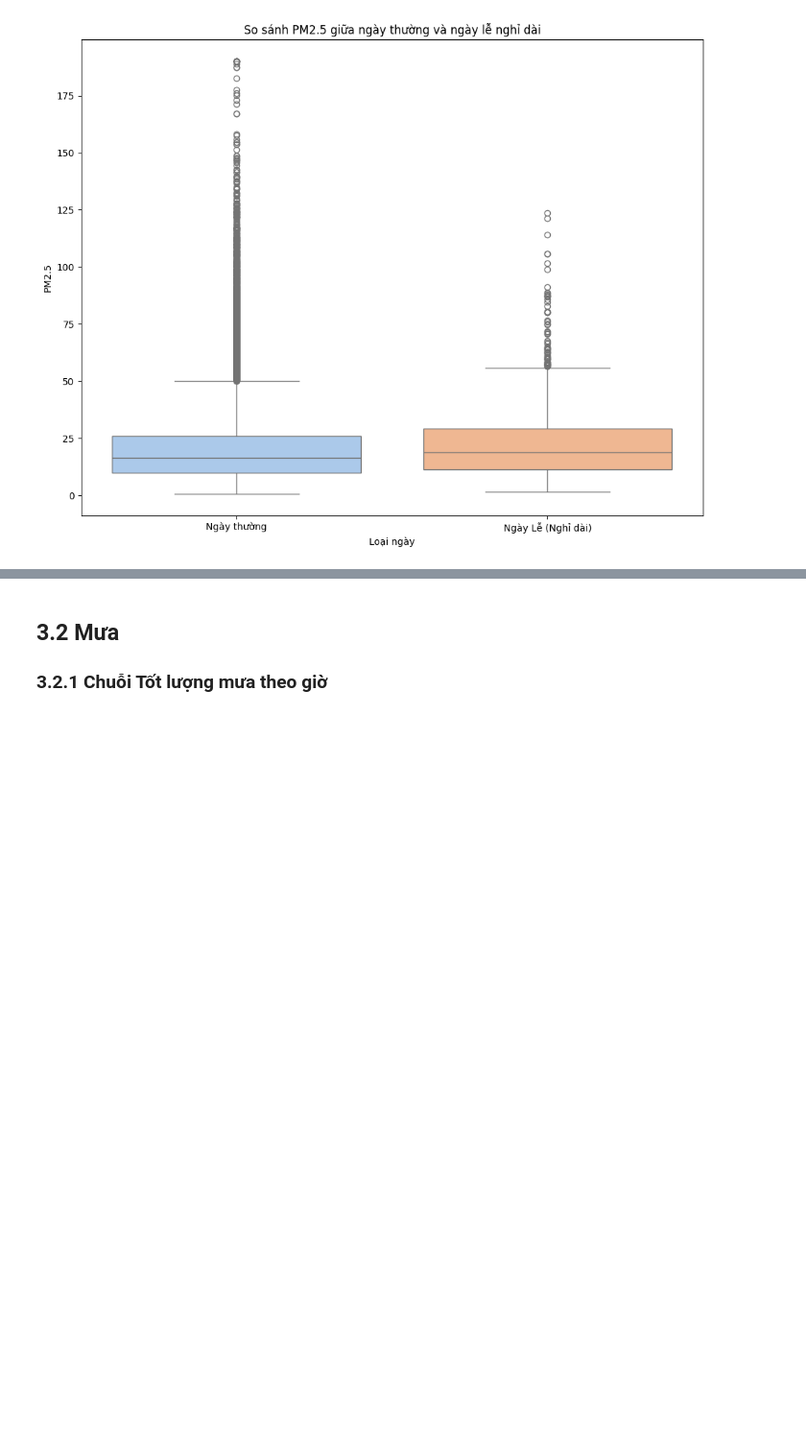
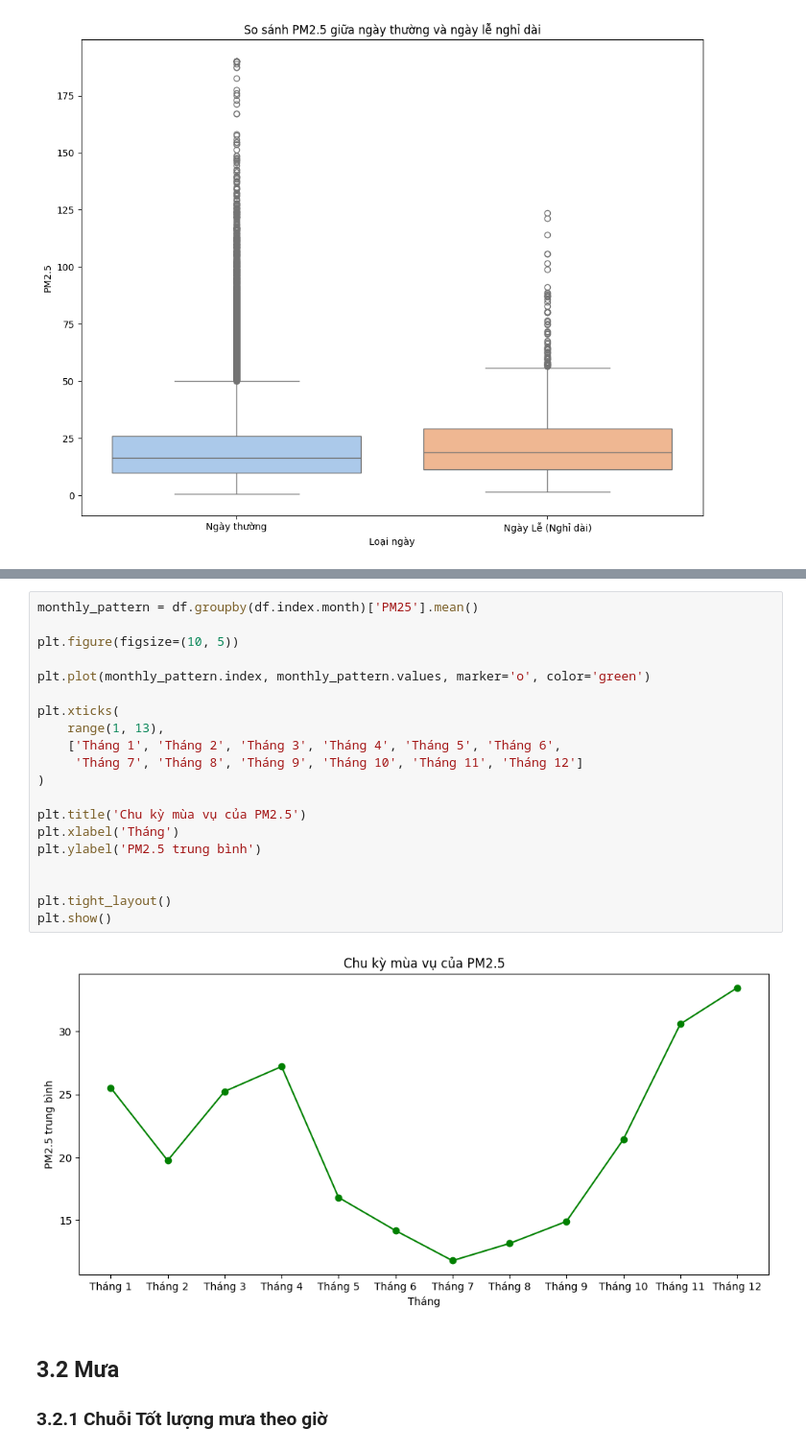
Before and after one commit to HoangHumg1210/hoankiem-air-quality-forecasting, a Jupyter notebook: notebooks/02_eda.ipynb, the cells around one changed output, grey strips where cells are left out. Shown at 96% size. Saved outputs shown, nothing was run; the diff lists cells and outputs as text; blank space fills up the shorter version.

```diff
--- a/notebooks/02_eda.ipynb
+++ b/notebooks/02_eda.ipynb
@@ -711,3 +717,25 @@ plt.show()
+# %%
+monthly_pattern = df.groupby(df.index.month)['PM25'].mean()
+
+plt.figure(figsize=(10, 5))
+
+plt.plot(monthly_pattern.index, monthly_pattern.values, marker='o', color='green')
+
+plt.xticks(
+    range(1, 13),
+    ['Tháng 1', 'Tháng 2', 'Tháng 3', 'Tháng 4', 'Tháng 5', 'Tháng 6',
+     'Tháng 7', 'Tháng 8', 'Tháng 9', 'Tháng 10', 'Tháng 11', 'Tháng 12']
+)
+
+plt.title('Chu kỳ mùa vụ của PM2.5')
+plt.xlabel('Tháng')
+plt.ylabel('PM2.5 trung bình')
+
+
+plt.tight_layout()
+plt.show()
+# %% [output]
+[figure, added]
 # %% [markdown]
 ## 3.2 Mưa
 ### 3.2.1 Chuỗi Tốt lượng mưa theo giờ
```
Also changed, not shown: parts of 5 cells of this notebook, 47 other files.
